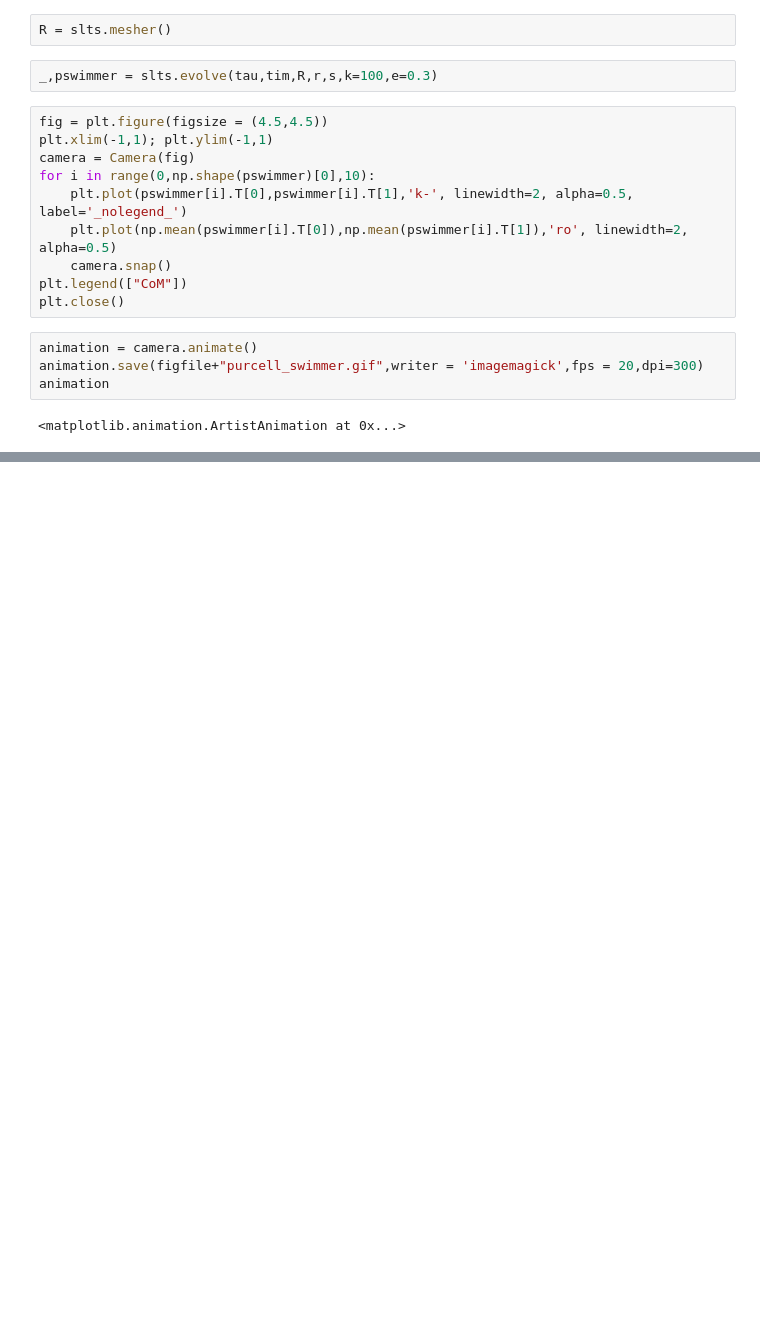
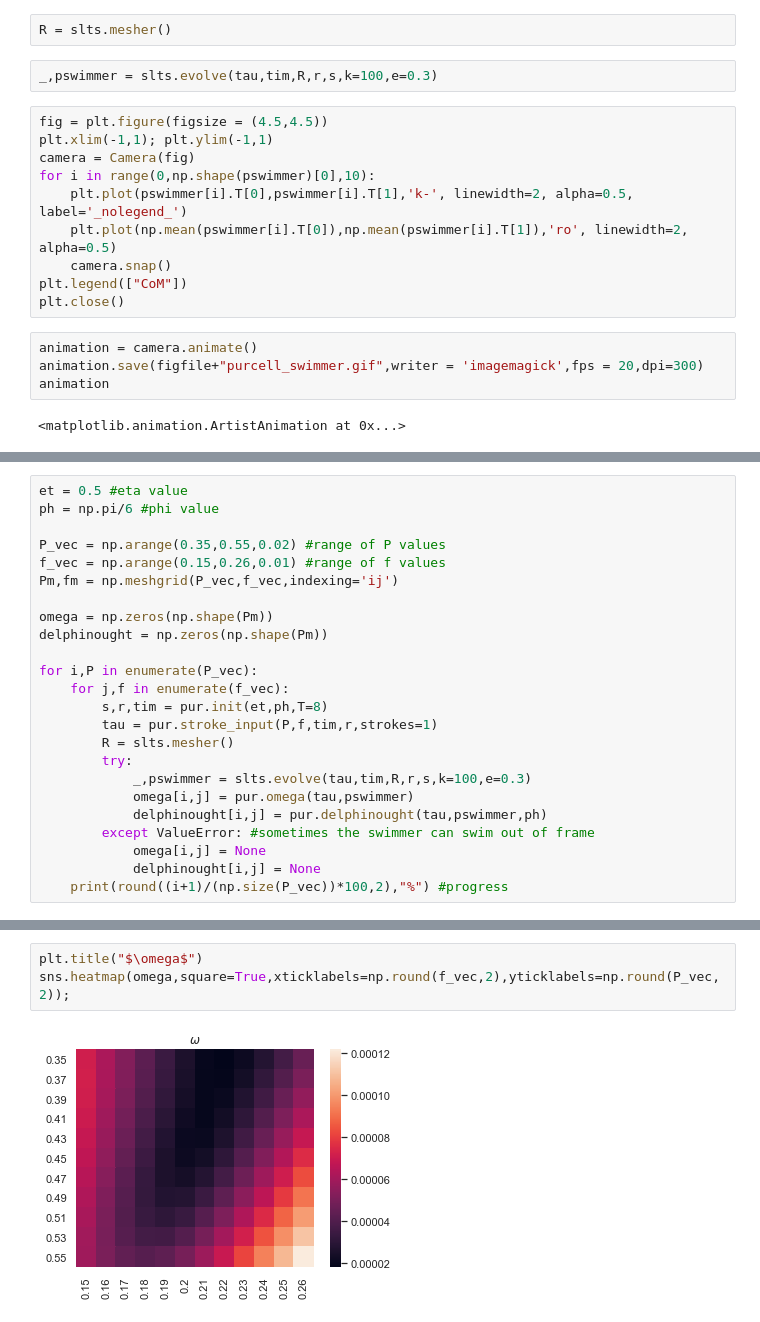
Before and after one commit to shivChitinous/stokes-flow, a Jupyter notebook: purcell_swimmer.ipynb, the cells around one changed output, grey strips where cells are left out. Cells and saved outputs as stored; diff of their text form; blank space fills up the shorter version.

```diff
--- a/purcell_swimmer.ipynb
+++ b/purcell_swimmer.ipynb
@@ -95,0 +103,24 @@ animation
+# %%
+et = 0.5 #eta value
+ph = np.pi/6 #phi value
+
+P_vec = np.arange(0.35,0.55,0.02) #range of P values
+f_vec = np.arange(0.15,0.26,0.01) #range of f values
+Pm,fm = np.meshgrid(P_vec,f_vec,indexing='ij')
+
+omega = np.zeros(np.shape(Pm))
+delphinought = np.zeros(np.shape(Pm))
+
+for i,P in enumerate(P_vec):
+    for j,f in enumerate(f_vec):
+        s,r,tim = pur.init(et,ph,T=8)
+        tau = pur.stroke_input(P,f,tim,r,strokes=1)
+        R = slts.mesher()
+        try:
+            _,pswimmer = slts.evolve(tau,tim,R,r,s,k=100,e=0.3)
+            omega[i,j] = pur.omega(tau,pswimmer)
+            delphinought[i,j] = pur.delphinought(tau,pswimmer,ph)
+        except ValueError: #sometimes the swimmer can swim out of frame
+            omega[i,j] = None
+            delphinought[i,j] = None
+    print(round((i+1)/(np.size(P_vec))*100,2),"%") #progress
@@ -95,0 +139,5 @@ animation
+# %%
+plt.title("$\omega$")
+sns.heatmap(omega,square=True,xticklabels=np.round(f_vec,2),yticklabels=np.round(P_vec,2));
+# %% [output]
+[figure, added]
```
Also changed, not shown: parts of 20 cells of this notebook.
